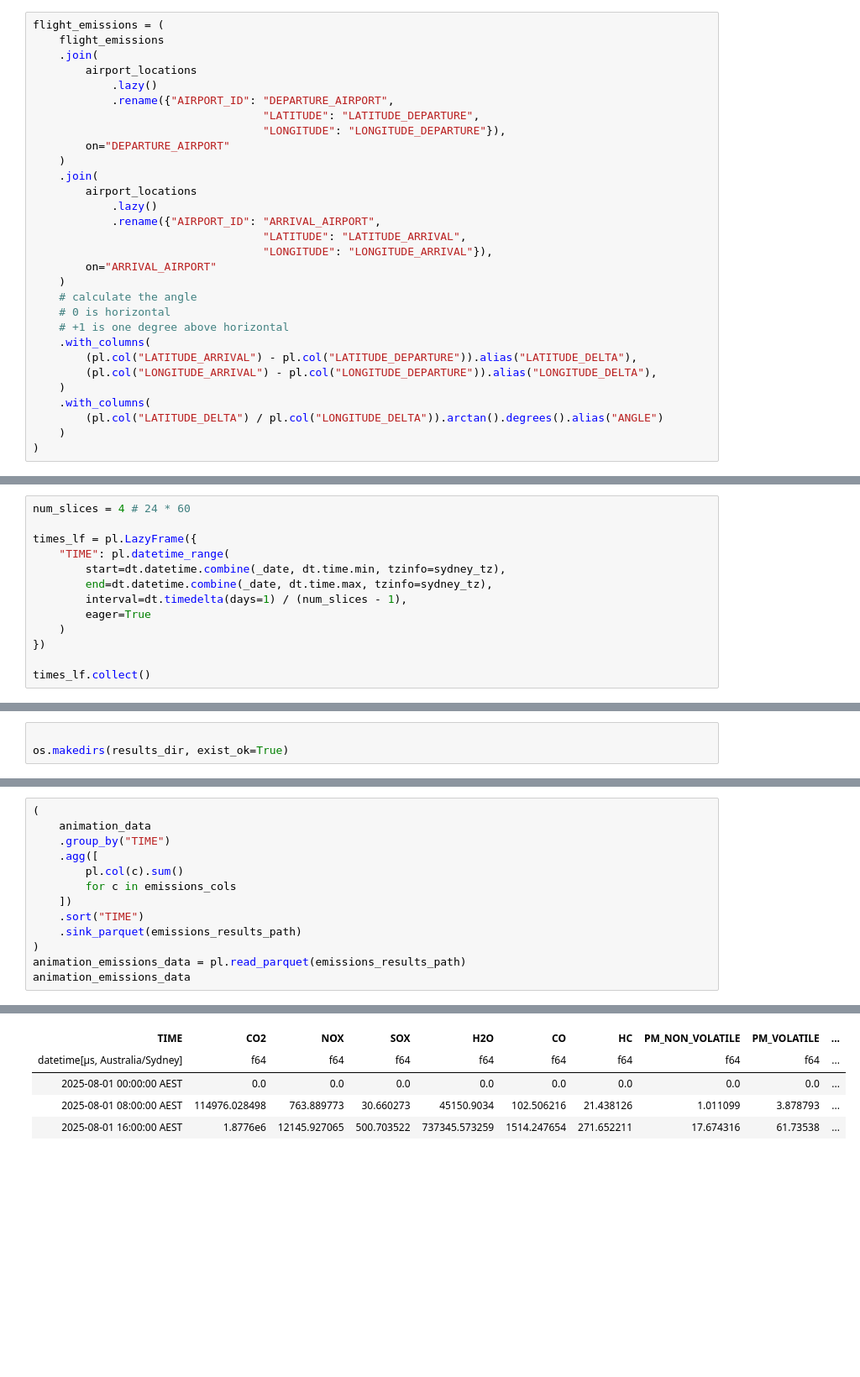
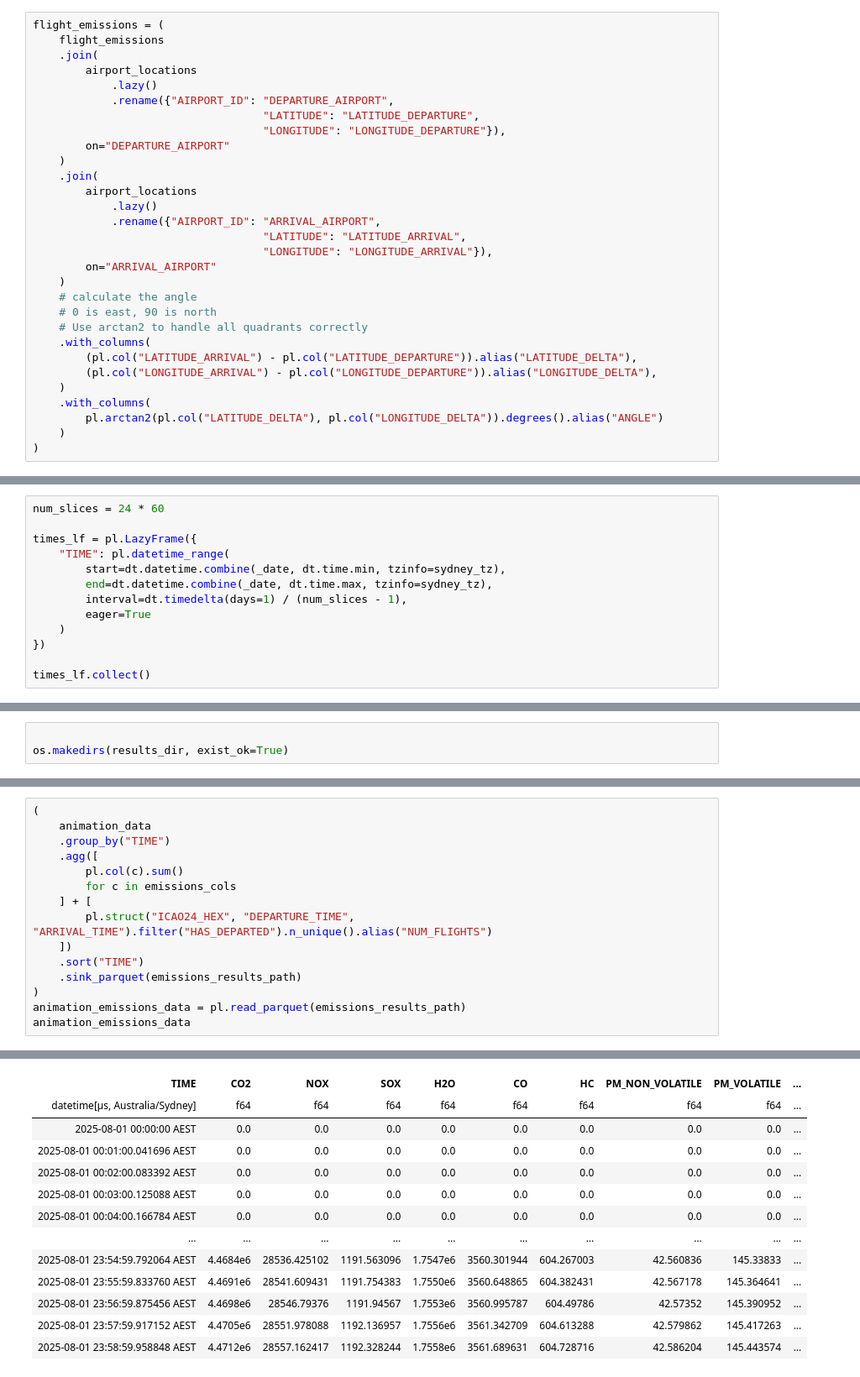
Before and after one commit to mdavis-xyz/melb-syd-flight-emissions, a Jupyter notebook: 01-get-data.ipynb, the cells around one changed output, grey strips where cells are left out. Shown at 84% size. Saved outputs shown, nothing was run; the diff lists cells and outputs as text; blank space fills up the shorter version.

```diff
--- a/01-get-data.ipynb
+++ b/01-get-data.ipynb
@@ -552,13 +560,13 @@ flight_emissions = (
         on="ARRIVAL_AIRPORT"
     )
     # calculate the angle
-    # 0 is horizontal
-    # +1 is one degree above horizontal
+    # 0 is east, 90 is north
+    # Use arctan2 to handle all quadrants correctly
     .with_columns(
         (pl.col("LATITUDE_ARRIVAL") - pl.col("LATITUDE_DEPARTURE")).alias("LATITUDE_DELTA"),
         (pl.col("LONGITUDE_ARRIVAL") - pl.col("LONGITUDE_DEPARTURE")).alias("LONGITUDE_DELTA"),
     )
     .with_columns(
-        (pl.col("LATITUDE_DELTA") / pl.col("LONGITUDE_DELTA")).arctan().degrees().alias("ANGLE")
+        pl.arctan2(pl.col("LATITUDE_DELTA"), pl.col("LONGITUDE_DELTA")).degrees().alias("ANGLE")
     )
 )
@@ -581,7 +597,7 @@ _date = (
     .item()
 )
 # %%
-num_slices = 4 # 24 * 60
+num_slices = 24 * 60
 
 times_lf = pl.LazyFrame({
     "TIME": pl.datetime_range(
@@ -653,6 +688,8 @@ os.makedirs(results_dir, exist_ok=True)
     .agg([
         pl.col(c).sum()
         for c in emissions_cols
+    ] + [
+        pl.struct("ICAO24_HEX", "DEPARTURE_TIME", "ARRIVAL_TIME").filter("HAS_DEPARTED").n_unique().alias("NUM_FLIGHTS")
     ])
     .sort("TIME")
     .sink_parquet(emissions_results_path)
@@ -664,8 +701,16 @@ shape: (3, 10)
 | TIME | CO2 | NOX | SOX | H2O | CO | HC | PM_NON_VOLATILE | PM_VOLATILE | ... |
 | datetime[μs, Australia/Sydney] | f64 | f64 | f64 | f64 | f64 | f64 | f64 | f64 | ... |
 | 2025-08-01 00:00:00 AEST | 0.0 | 0.0 | 0.0 | 0.0 | 0.0 | 0.0 | 0.0 | 0.0 | ... |
-| 2025-08-01 08:00:00 AEST | 114976.028498 | 763.889773 | 30.660273 | 45150.9034 | 102.506216 | 21.438126 | 1.011099 | 3.878793 | ... |
-| 2025-08-01 16:00:00 AEST | 1.8776e6 | 12145.927065 | 500.703522 | 737345.573259 | 1514.247654 | 271.652211 | 17.674316 | 61.73538 | ... |
+| 2025-08-01 00:01:00.041696 AEST | 0.0 | 0.0 | 0.0 | 0.0 | 0.0 | 0.0 | 0.0 | 0.0 | ... |
+| 2025-08-01 00:02:00.083392 AEST | 0.0 | 0.0 | 0.0 | 0.0 | 0.0 | 0.0 | 0.0 | 0.0 | ... |
+| 2025-08-01 00:03:00.125088 AEST | 0.0 | 0.0 | 0.0 | 0.0 | 0.0 | 0.0 | 0.0 | 0.0 | ... |
+| 2025-08-01 00:04:00.166784 AEST | 0.0 | 0.0 | 0.0 | 0.0 | 0.0 | 0.0 | 0.0 | 0.0 | ... |
+| … | … | … | … | … | … | … | … | … | ... |
+| 2025-08-01 23:54:59.792064 AEST | 4.4684e6 | 28536.425102 | 1191.563096 | 1.7547e6 | 3560.301944 | 604.267003 | 42.560836 | 145.33833 | ... |
+| 2025-08-01 23:55:59.833760 AEST | 4.4691e6 | 28541.609431 | 1191.754383 | 1.7550e6 | 3560.648865 | 604.382431 | 42.567178 | 145.364641 | ... |
+| 2025-08-01 23:56:59.875456 AEST | 4.4698e6 | 28546.79376 | 1191.94567 | 1.7553e6 | 3560.995787 | 604.49786 | 42.57352 | 145.390952 | ... |
+| 2025-08-01 23:57:59.917152 AEST | 4.4705e6 | 28551.978088 | 1192.136957 | 1.7556e6 | 3561.342709 | 604.613288 | 42.579862 | 145.417263 | ... |
+| 2025-08-01 23:58:59.958848 AEST | 4.4712e6 | 28557.162417 | 1192.328244 | 1.7558e6 | 3561.689631 | 604.728716 | 42.586204 | 145.443574 | ... |
 # %%
 (
     animation_data
```
Also changed, not shown: parts of 7 cells of this notebook, 4 other files.
